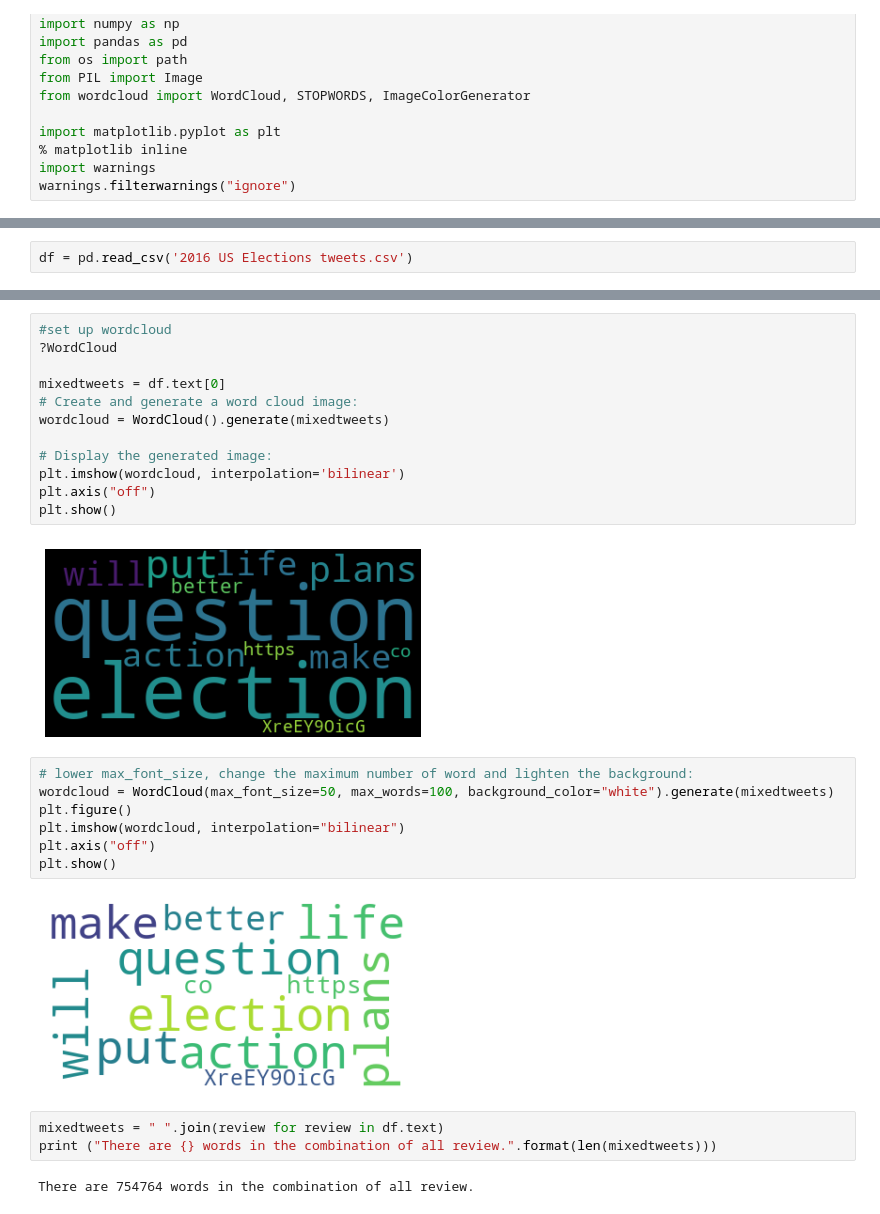
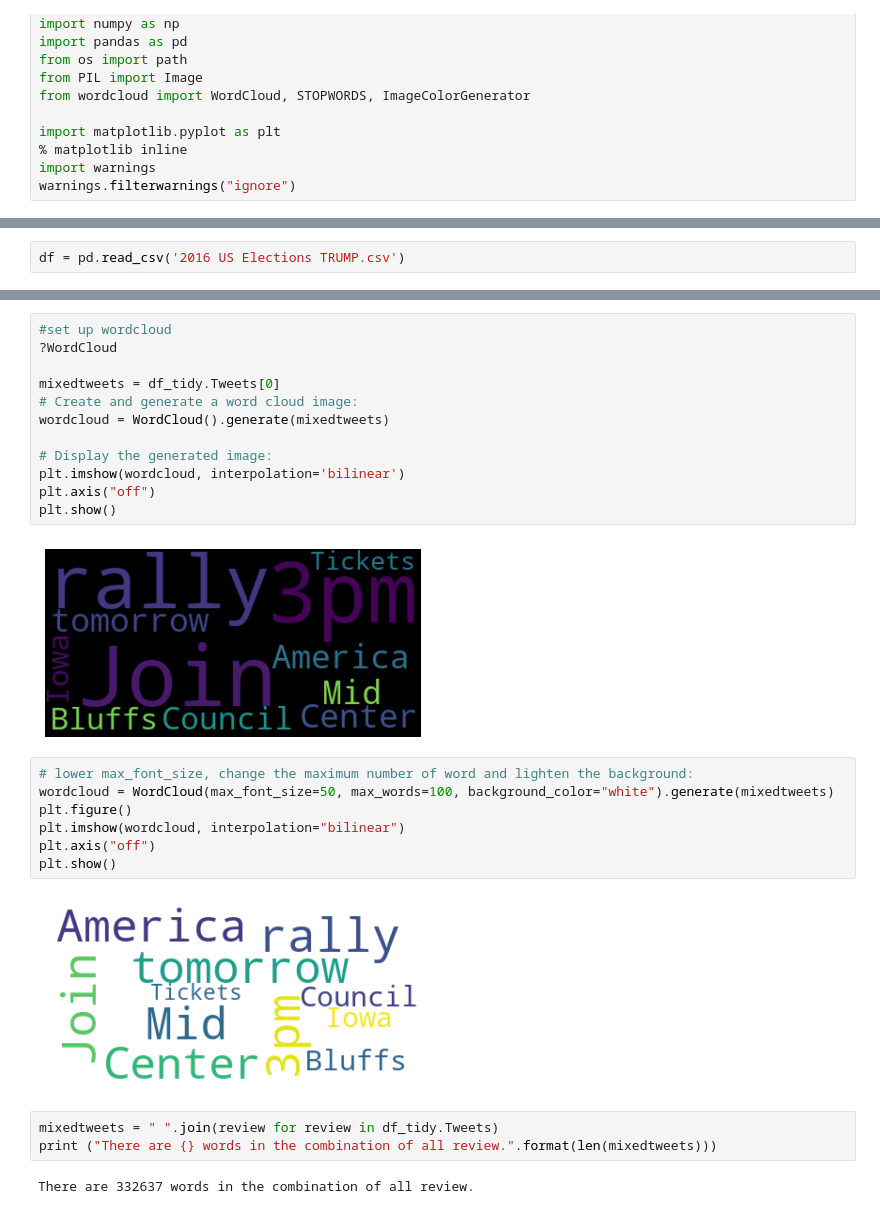
Before and after one commit to DinaTTomoum/Thesis2021, a Jupyter notebook: Tweets Analysis.ipynb, the cells around one changed output, grey strips where cells are left out. Cells and saved outputs as stored; diff of their text form.

```diff
--- a/Tweets Analysis.ipynb
+++ b/Tweets Analysis.ipynb
@@ -63,5 +63,5 @@ Saving 2016 US Elections tweets.csv to 2016 US Elections tweets (1).csv
 # %%
-df = pd.read_csv('2016 US Elections tweets.csv')
+df = pd.read_csv('2016 US Elections TRUMP.csv')
 # %%
 df.head()
 # %% [output]
@@ -183,17 +174,17 @@ plt.show()
 # %%
 #set up wordcloud
 ?WordCloud
 
-mixedtweets = df.text[0]
+mixedtweets = df_tidy.Tweets[0]
 # Create and generate a word cloud image:
 wordcloud = WordCloud().generate(mixedtweets)
 
 # Display the generated image:
 plt.imshow(wordcloud, interpolation='bilinear')
 plt.axis("off")
 plt.show()
 # %% [output]
-[figure, old version]
+[figure, new version]
 # %%
 # lower max_font_size, change the maximum number of word and lighten the background:
 wordcloud = WordCloud(max_font_size=50, max_words=100, background_color="white").generate(mixedtweets)
@@ -202,12 +193,12 @@ plt.imshow(wordcloud, interpolation="bilinear")
 plt.axis("off")
 plt.show()
 # %% [output]
-[figure, old version]
+[figure, new version]
 # %%
-mixedtweets = " ".join(review for review in df.text)
+mixedtweets = " ".join(review for review in df_tidy.Tweets)
 print ("There are {} words in the combination of all review.".format(len(mixedtweets)))
 # %% [output]
-There are 754764 words in the combination of all review.
+There are 332637 words in the combination of all review.
 # %%
 stopwords = set(STOPWORDS)
 # Generate a word cloud image
```
Also changed, not shown: parts of 10 cells of this notebook.
